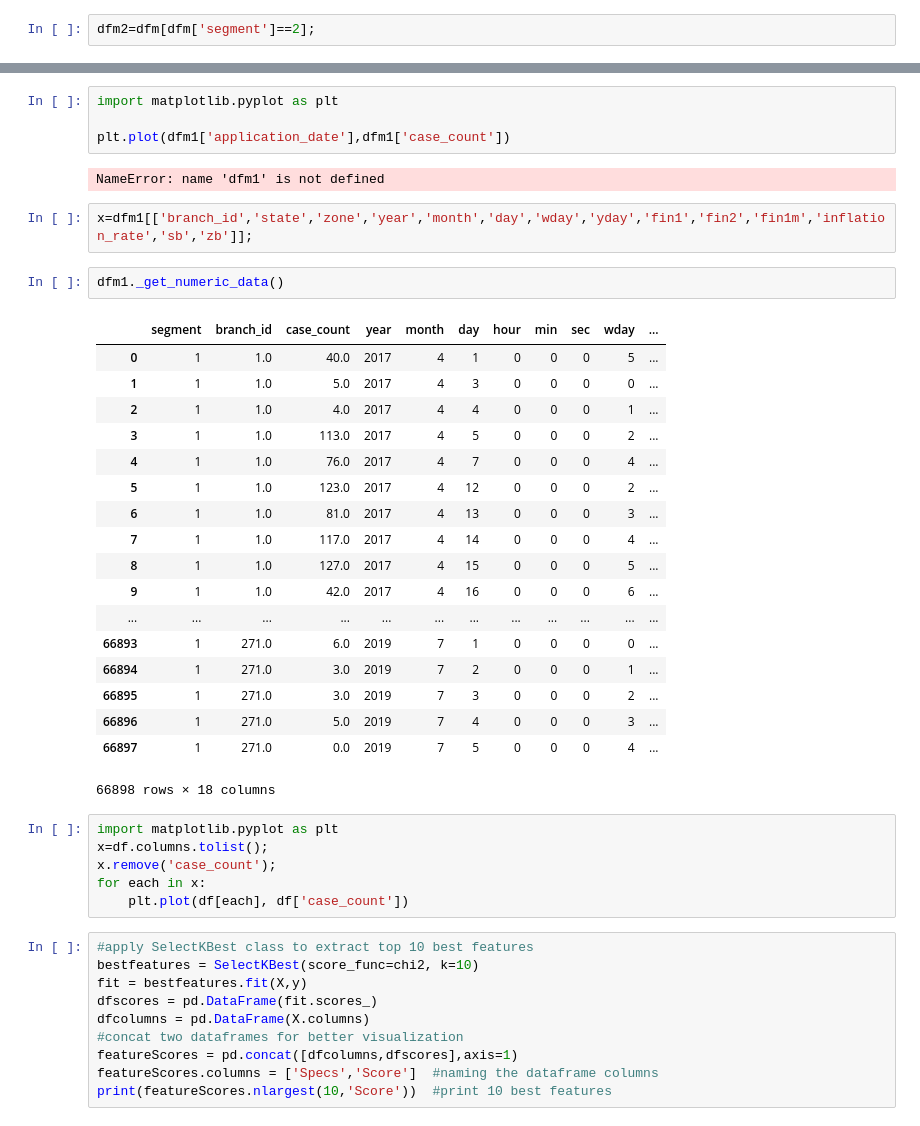
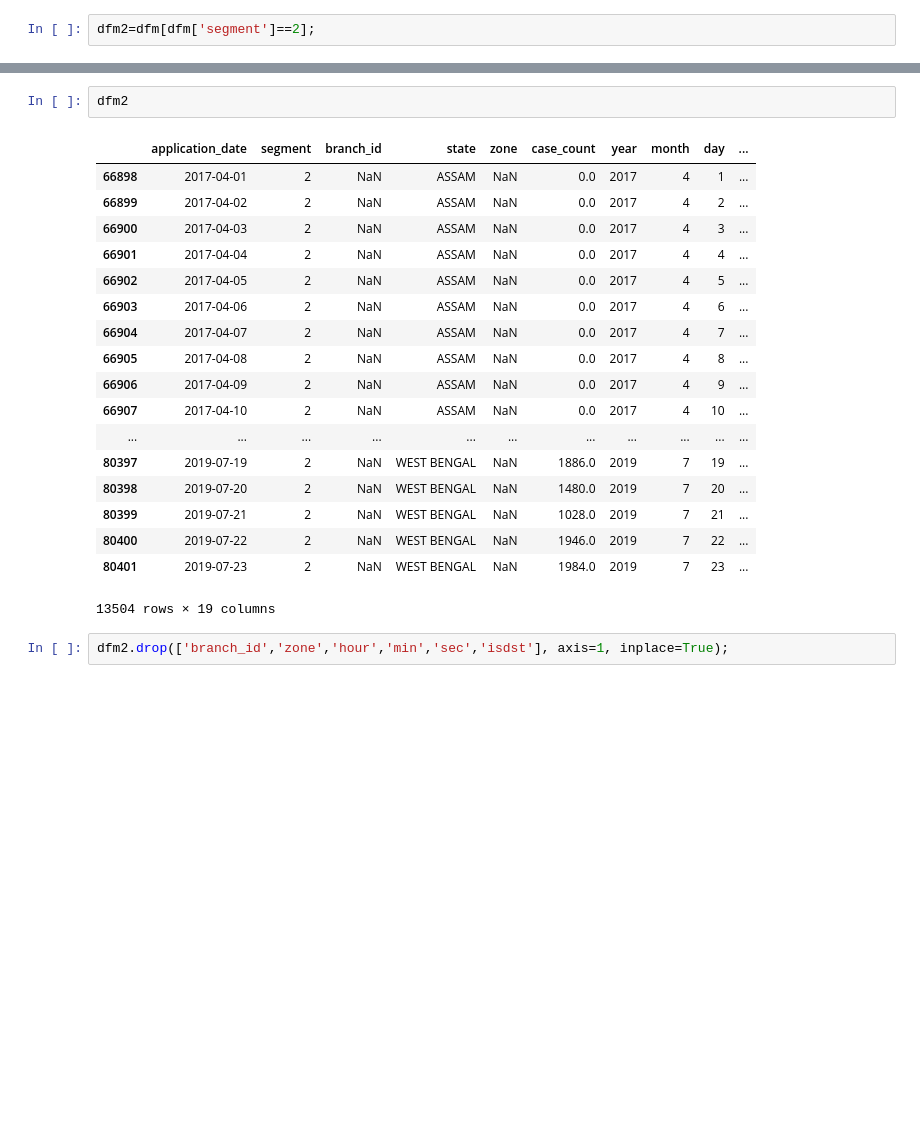
Before and after one commit to ravitejadureddy/Projects, a Jupyter notebook: Untitled8.ipynb, the cells around one changed output, grey strips where cells are left out. Cells and saved outputs as stored; diff of their text form; blank space fills up the shorter version.

Commit message:
Adding Train data and Test data files along with updated Jupyter Notebook file and Predicted data file

```diff
--- a/Untitled8.ipynb
+++ b/Untitled8.ipynb
@@ -276,45 +351,23 @@ dfm2.drop(['branch_id','zone','hour','min','sec','isdst'], axis=1);
-# %%
-import matplotlib.pyplot as plt
-
-plt.plot(dfm1['application_date'],dfm1['case_count'])
-# %% [output]
-NameError: name 'dfm1' is not defined
-# %%
-x=dfm1[['branch_id','state','zone','year','month','day','wday','yday','fin1','fin2','fin1m','inflation_rate','sb','zb']];
-# %%
-dfm1._get_numeric_data()
-# %% [output]
-|  | segment | branch_id | case_count | year | month | day | hour | min | sec | wday | ... |
-| 0 | 1 | 1.0 | 40.0 | 2017 | 4 | 1 | 0 | 0 | 0 | 5 | ... |
-| 1 | 1 | 1.0 | 5.0 | 2017 | 4 | 3 | 0 | 0 | 0 | 0 | ... |
-| 2 | 1 | 1.0 | 4.0 | 2017 | 4 | 4 | 0 | 0 | 0 | 1 | ... |
-| 3 | 1 | 1.0 | 113.0 | 2017 | 4 | 5 | 0 | 0 | 0 | 2 | ... |
-| 4 | 1 | 1.0 | 76.0 | 2017 | 4 | 7 | 0 | 0 | 0 | 4 | ... |
-| 5 | 1 | 1.0 | 123.0 | 2017 | 4 | 12 | 0 | 0 | 0 | 2 | ... |
-| 6 | 1 | 1.0 | 81.0 | 2017 | 4 | 13 | 0 | 0 | 0 | 3 | ... |
-| 7 | 1 | 1.0 | 117.0 | 2017 | 4 | 14 | 0 | 0 | 0 | 4 | ... |
-| 8 | 1 | 1.0 | 127.0 | 2017 | 4 | 15 | 0 | 0 | 0 | 5 | ... |
-| 9 | 1 | 1.0 | 42.0 | 2017 | 4 | 16 | 0 | 0 | 0 | 6 | ... |
-| ... | ... | ... | ... | ... | ... | ... | ... | ... | ... | ... | ... |
-| 66893 | 1 | 271.0 | 6.0 | 2019 | 7 | 1 | 0 | 0 | 0 | 0 | ... |
-| 66894 | 1 | 271.0 | 3.0 | 2019 | 7 | 2 | 0 | 0 | 0 | 1 | ... |
-| 66895 | 1 | 271.0 | 3.0 | 2019 | 7 | 3 | 0 | 0 | 0 | 2 | ... |
-| 66896 | 1 | 271.0 | 5.0 | 2019 | 7 | 4 | 0 | 0 | 0 | 3 | ... |
-| 66897 | 1 | 271.0 | 0.0 | 2019 | 7 | 5 | 0 | 0 | 0 | 4 | ... |
-66898 rows × 18 columns
-# %%
-import matplotlib.pyplot as plt
-x=df.columns.tolist();
-x.remove('case_count');
-for each in x:
-    plt.plot(df[each], df['case_count'])
-# %%
-#apply SelectKBest class to extract top 10 best features
-bestfeatures = SelectKBest(score_func=chi2, k=10)
-fit = bestfeatures.fit(X,y)
-dfscores = pd.DataFrame(fit.scores_)
-dfcolumns = pd.DataFrame(X.columns)
-#concat two dataframes for better visualization
-featureScores = pd.concat([dfcolumns,dfscores],axis=1)
-featureScores.columns = ['Specs','Score']  #naming the dataframe columns
-print(featureScores.nlargest(10,'Score'))  #print 10 best features
+# %%
+dfm2
+# %% [output]
+|  | application_date | segment | branch_id | state | zone | case_count | year | month | day | ... |
+| 66898 | 2017-04-01 | 2 | NaN | ASSAM | NaN | 0.0 | 2017 | 4 | 1 | ... |
+| 66899 | 2017-04-02 | 2 | NaN | ASSAM | NaN | 0.0 | 2017 | 4 | 2 | ... |
+| 66900 | 2017-04-03 | 2 | NaN | ASSAM | NaN | 0.0 | 2017 | 4 | 3 | ... |
+| 66901 | 2017-04-04 | 2 | NaN | ASSAM | NaN | 0.0 | 2017 | 4 | 4 | ... |
+| 66902 | 2017-04-05 | 2 | NaN | ASSAM | NaN | 0.0 | 2017 | 4 | 5 | ... |
+| 66903 | 2017-04-06 | 2 | NaN | ASSAM | NaN | 0.0 | 2017 | 4 | 6 | ... |
+| 66904 | 2017-04-07 | 2 | NaN | ASSAM | NaN | 0.0 | 2017 | 4 | 7 | ... |
+| 66905 | 2017-04-08 | 2 | NaN | ASSAM | NaN | 0.0 | 2017 | 4 | 8 | ... |
+| 66906 | 2017-04-09 | 2 | NaN | ASSAM | NaN | 0.0 | 2017 | 4 | 9 | ... |
+| 66907 | 2017-04-10 | 2 | NaN | ASSAM | NaN | 0.0 | 2017 | 4 | 10 | ... |
+| ... | ... | ... | ... | ... | ... | ... | ... | ... | ... | ... |
+| 80397 | 2019-07-19 | 2 | NaN | WEST BENGAL | NaN | 1886.0 | 2019 | 7 | 19 | ... |
+| 80398 | 2019-07-20 | 2 | NaN | WEST BENGAL | NaN | 1480.0 | 2019 | 7 | 20 | ... |
+| 80399 | 2019-07-21 | 2 | NaN | WEST BENGAL | NaN | 1028.0 | 2019 | 7 | 21 | ... |
+| 80400 | 2019-07-22 | 2 | NaN | WEST BENGAL | NaN | 1946.0 | 2019 | 7 | 22 | ... |
+| 80401 | 2019-07-23 | 2 | NaN | WEST BENGAL | NaN | 1984.0 | 2019 | 7 | 23 | ... |
+13504 rows × 19 columns
+# %%
+dfm2.drop(['branch_id','zone','hour','min','sec','isdst'], axis=1, inplace=True);
```
Also changed, not shown: parts of 63 cells of this notebook, 5 other files.
